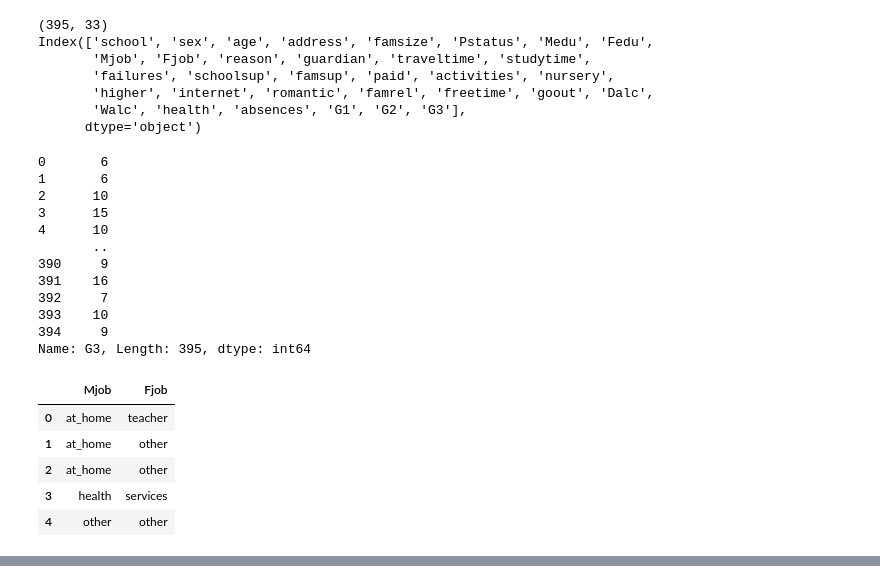
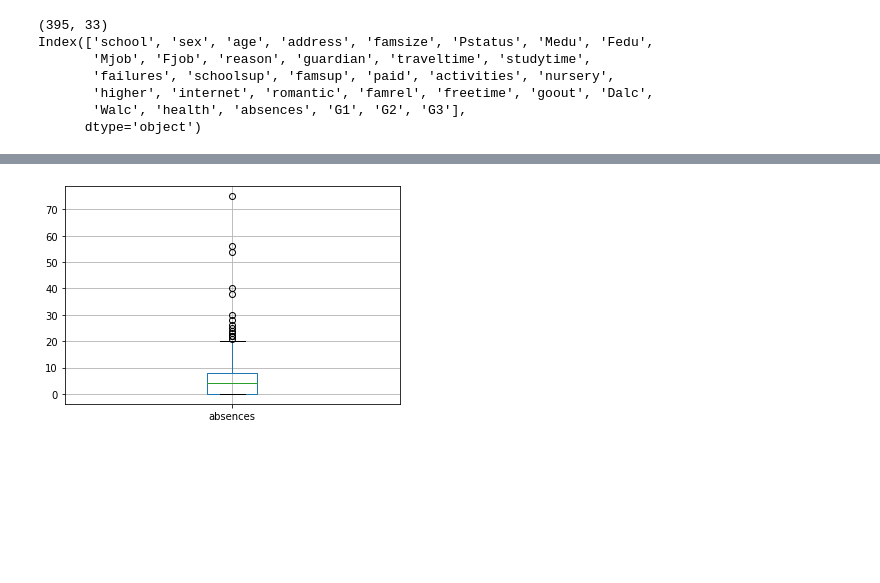
Before and after one commit to NikitinDS/ML_HomeWork1, a Jupyter notebook: ML_Homework1.ipynb, the cells around one changed output, grey strips where cells are left out. Drawn from its saved outputs; the diff is of its cells as text; code cells hidden in the pictures; blank space fills up the shorter version.

```diff
--- a/ML_Homework1.ipynb
+++ b/ML_Homework1.ipynb
@@ -55,30 +31,6 @@ Index(['school', 'sex', 'age', 'address', 'famsize', 'Pstatus', 'Medu', 'Fedu',
        'higher', 'internet', 'romantic', 'famrel', 'freetime', 'goout', 'Dalc',
        'Walc', 'health', 'absences', 'G1', 'G2', 'G3'],
       dtype='object')
-# %%
-data['G3']
-# %% [output]
-0       6
-1       6
-2      10
-3      15
-4      10
-       ..
-390     9
-391    16
-392     7
-393    10
-394     9
-Name: G3, Length: 395, dtype: int64
-# %%
-data[['Mjob', 'Fjob']].head()
-# %% [output]
-|  | Mjob | Fjob |
-| 0 | at_home | teacher |
-| 1 | at_home | other |
-| 2 | at_home | other |
-| 3 | health | services |
-| 4 | other | other |
 # %%
 data.describe()
 # %% [output]
@@ -91,6 +43,10 @@ data.describe()
 | 50% | 17.000000 | 3.000000 | 2.000000 | 1.000000 | 2.000000 | 0.000000 | 4.000000 | 3.000000 | 3.000000 | 1.000000 | ... |
 | 75% | 18.000000 | 4.000000 | 3.000000 | 2.000000 | 2.000000 | 0.000000 | 5.000000 | 4.000000 | 4.000000 | 2.000000 | ... |
 | max | 22.000000 | 4.000000 | 4.000000 | 4.000000 | 4.000000 | 3.000000 | 5.000000 | 5.000000 | 5.000000 | 5.000000 | ... |
+# %%
+figure=data.boxplot(column='absences')
+# %% [output]
+[figure, added]
 # %%
 from pandas.plotting import scatter_matrix
 scatter_matrix(data, alpha = .01, figsize = (10, 10))
```
Also changed, not shown: parts of 41 cells of this notebook.
